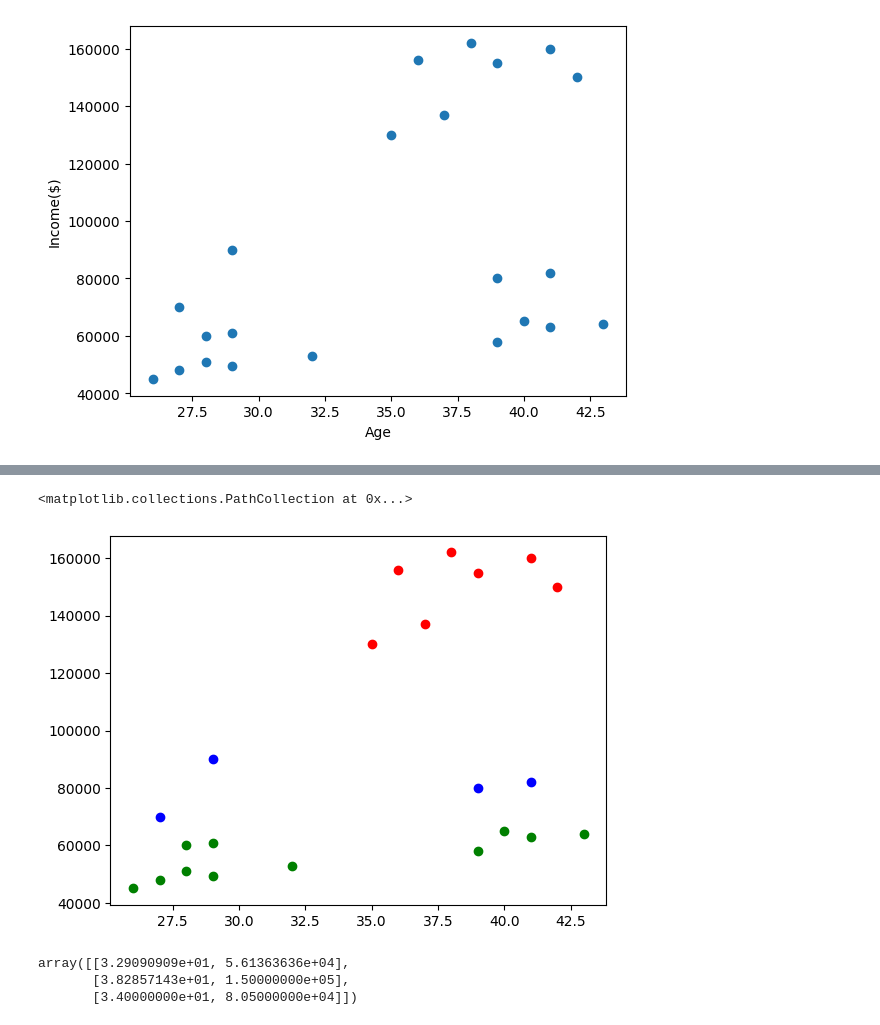
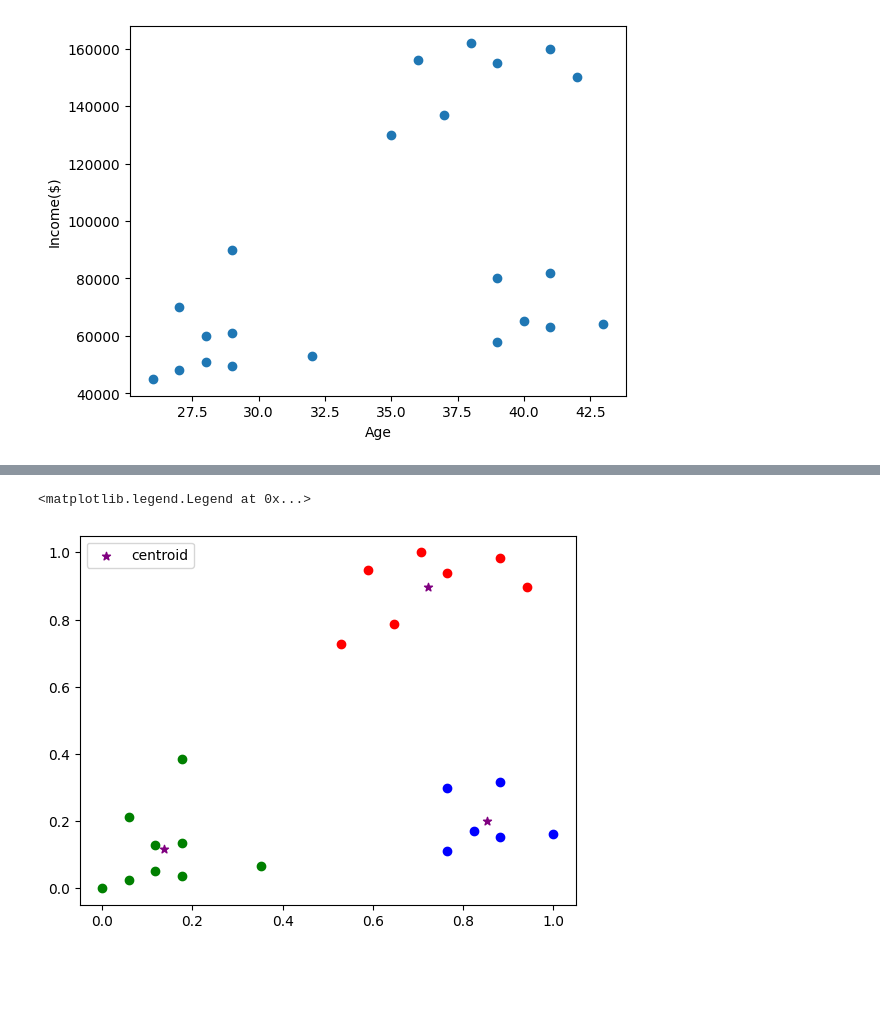
Before and after one commit to SohiniB30/MLforU, a Jupyter notebook: Clustering of a Dataset.ipynb, the cells around one changed output, grey strips where cells are left out. Drawn from its saved outputs; the diff is of its cells as text; code cells hidden in the pictures; blank space fills up the shorter version.

Commit message:
Fixed the clusters.

```diff
--- a/Clustering of a Dataset.ipynb
+++ b/Clustering of a Dataset.ipynb
@@ -41,16 +24,24 @@ df.head()
+# %%
+scaler = MinMaxScaler()
+
+scaler.fit(df[['Income($)']])
+df['Income($)'] = scaler.transform(df[['Income($)']])
+
+scaler.fit(df[['Age']])
+df['Age'] = scaler.transform(df[['Age']])
 # %%
+km = KMeans(n_clusters=3)
+y_predicted = km.fit_predict(df[['Age','Income($)']])
+y_predicted
+df['Cluster']=y_predicted
 df1 = df[df.Cluster==0]
 df2 = df[df.Cluster==1]
 df3 = df[df.Cluster==2]
 plt.scatter(df1.Age,df1['Income($)'],color='green')
 plt.scatter(df2.Age,df2['Income($)'],color='red')
 plt.scatter(df3.Age,df3['Income($)'],color='blue')
+plt.scatter(km.cluster_centers_[:,0],km.cluster_centers_[:,1],color='purple',marker='*',label='centroid')
+plt.legend()
 # %% [output]
-<matplotlib.collections.PathCollection at 0x...>
+<matplotlib.legend.Legend at 0x...>
-[figure, old version]
+[figure, new version]
-# %%
-km.cluster_centers_
-# %% [output]
-array([[3.29090909e+01, 5.61363636e+04],
-       [3.82857143e+01, 1.50000000e+05],
-       [3.40000000e+01, 8.05000000e+04]])
```
Also changed, not shown: parts of 4 cells of this notebook.
